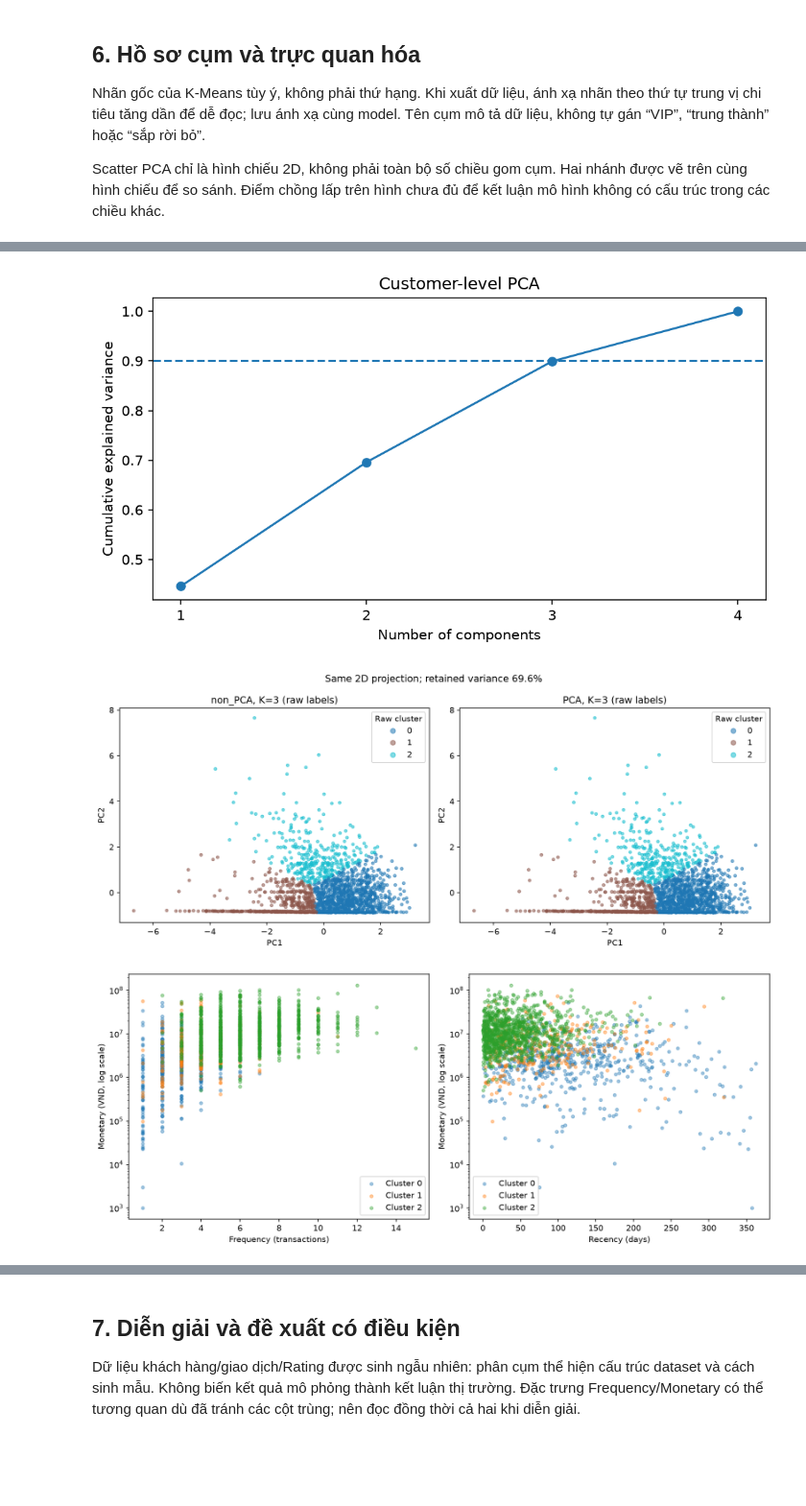
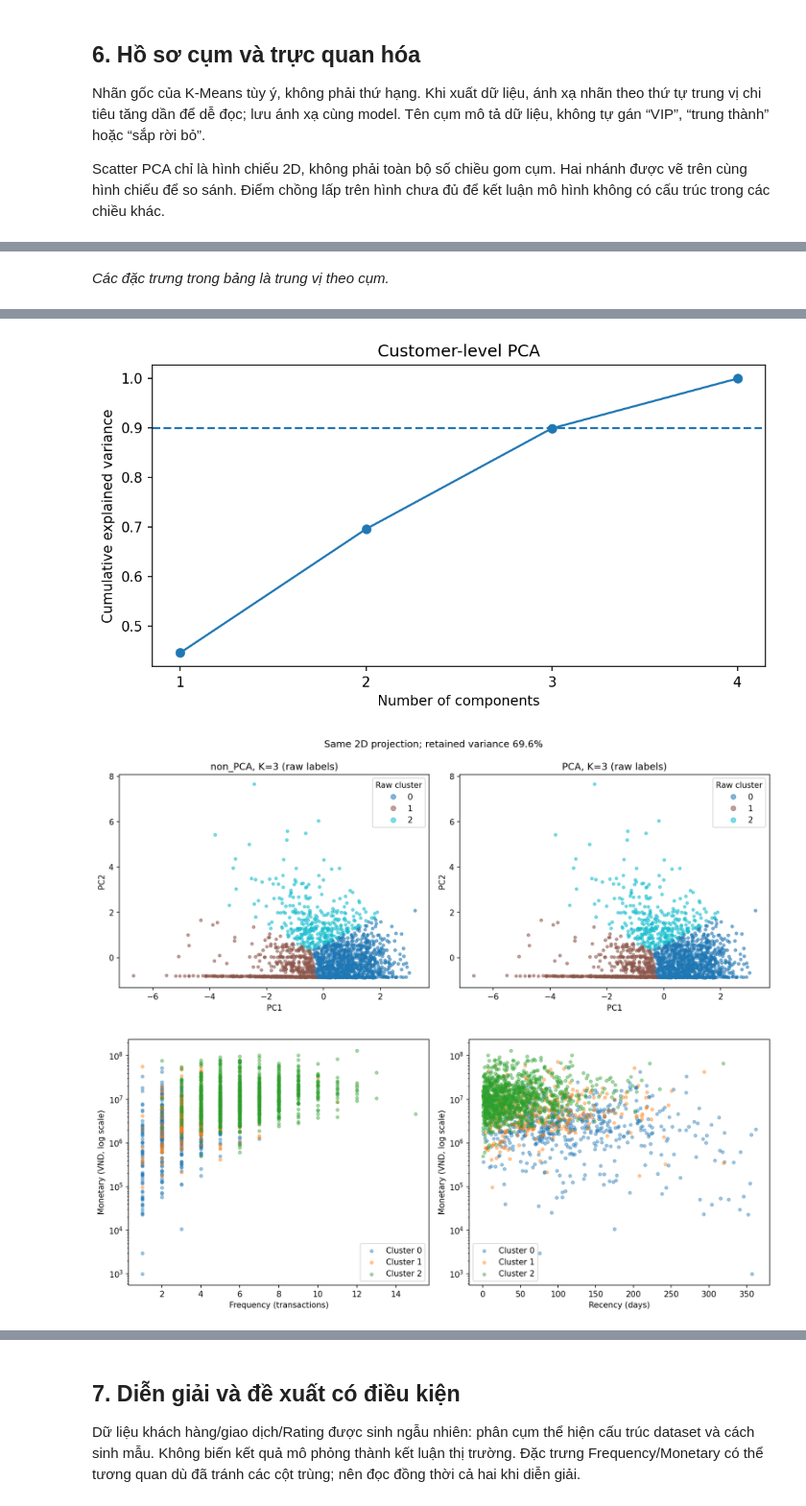
Before and after one commit to Myracc248/data-analysis-ai-nhom11, a Jupyter notebook: notebooks/07_kmeans.ipynb, the cells around one changed output, grey strips where cells are left out. Shown at 96% size. Cells and saved outputs as stored; diff of their text form; code cells hidden in the pictures; blank space fills up the shorter version.

Commit message:
Reorganize KMeans outputs and improve notebook formatting

```diff
--- a/notebooks/07_kmeans.ipynb
+++ b/notebooks/07_kmeans.ipynb
@@ -54,4 +26,21 @@ from src.segmentation.customer_kmeans import (
     choose_models, demographic_sensitivity, make_profiles, save_figures,
     export_results, predict_customers)
 print('Project:', ROOT)
+
+
+# Chỉ định dạng bản sao để hiển thị, không thay đổi dữ liệu tính toán.
+def hien_thi(obj):
+    if isinstance(obj, pd.DataFrame):
+        view = obj.copy()
+        def format_value(value):
+            if isinstance(value, (int, np.integer)):
+                return f"{value:,}"
+            if isinstance(value, (float, np.floating)):
+                return "—" if pd.isna(value) else f"{value:,.3f}"
+            return value
+        for column in view.columns:
+            view[column] = view[column].map(format_value)
+        display(view)
+    else:
+        display(obj)
 # %% [output]
@@ -210,9 +231,20 @@ Nhãn gốc của K-Means tùy ý, không phải thứ hạng. Khi xuất dữ l
 Scatter PCA chỉ là hình chiếu 2D, không phải toàn bộ số chiều gom cụm. Hai nhánh được vẽ trên cùng hình chiếu để so sánh. Điểm chồng lấp trên hình chưa đủ để kết luận mô hình không có cấu trúc trong các chiều khác.
 # %%
 segmented, profiles, label_mapping, cluster_names = make_profiles(customers, best_model.labels_)
-display(profiles.round(3))
+profile_view = profiles[['Customers', 'Customer_share', 'Recency_median',
+                         'Frequency_median', 'Monetary_median', 'Discount_median']].copy()
+profile_view['Customer_share'] = profile_view.Customer_share.map(lambda x: f'{x:.1%}')
+profile_view['Discount_median'] = profile_view.Discount_median.map(lambda x: f'{x:.1%}')
+profile_view['Monetary_median'] = profile_view.Monetary_median.map(lambda x: f'{x:,.0f}')
+profile_view = profile_view.rename(columns={
+    'Customers': 'Số khách', 'Customer_share': 'Tỷ trọng',
+    'Recency_median': 'Ngày từ lần mua cuối', 'Frequency_median': 'Số giao dịch',
+    'Monetary_median': 'Chi tiêu (VND)', 'Discount_median': 'Tỷ lệ giảm'})
+profile_view.index.name = 'Cụm'
+hien_thi(profile_view.round(1))
+hien_thi(Markdown('*Các đặc trưng trong bảng là trung vị theo cụm.*'))
 figures = save_figures(metrics, comparison, spaces, pca, segmented, models,
-                      profiles, ROOT / 'report/task2/figures')
+                      profiles, ROOT / 'notebooks/figures/kmeans')
 for figure in figures:
-    display(Image(filename=str(figure)))
+    hien_thi(Image(filename=str(figure), width=900))
 # %% [output]
@@ -223,0 +256 @@ for figure in figures:
+*Các đặc trưng trong bảng là trung vị theo cụm.*
@@ -225,3 +258,3 @@ for figure in figures:
-[figure, old version]
+[figure, new version]
-[figure, old version]
+[figure, new version]
 [figure]
```
Also changed, not shown: parts of 14 cells of this notebook, 19 other files.
